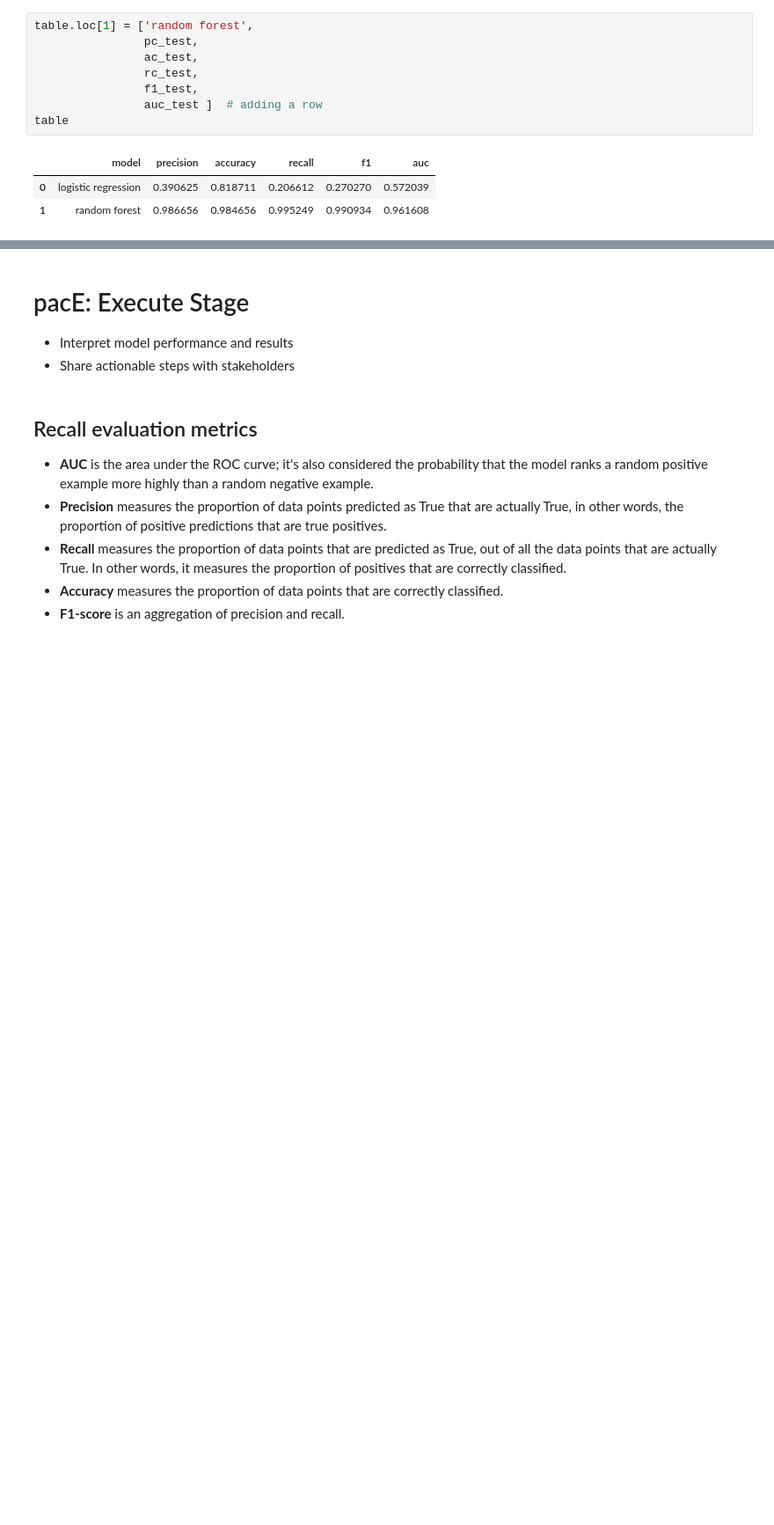
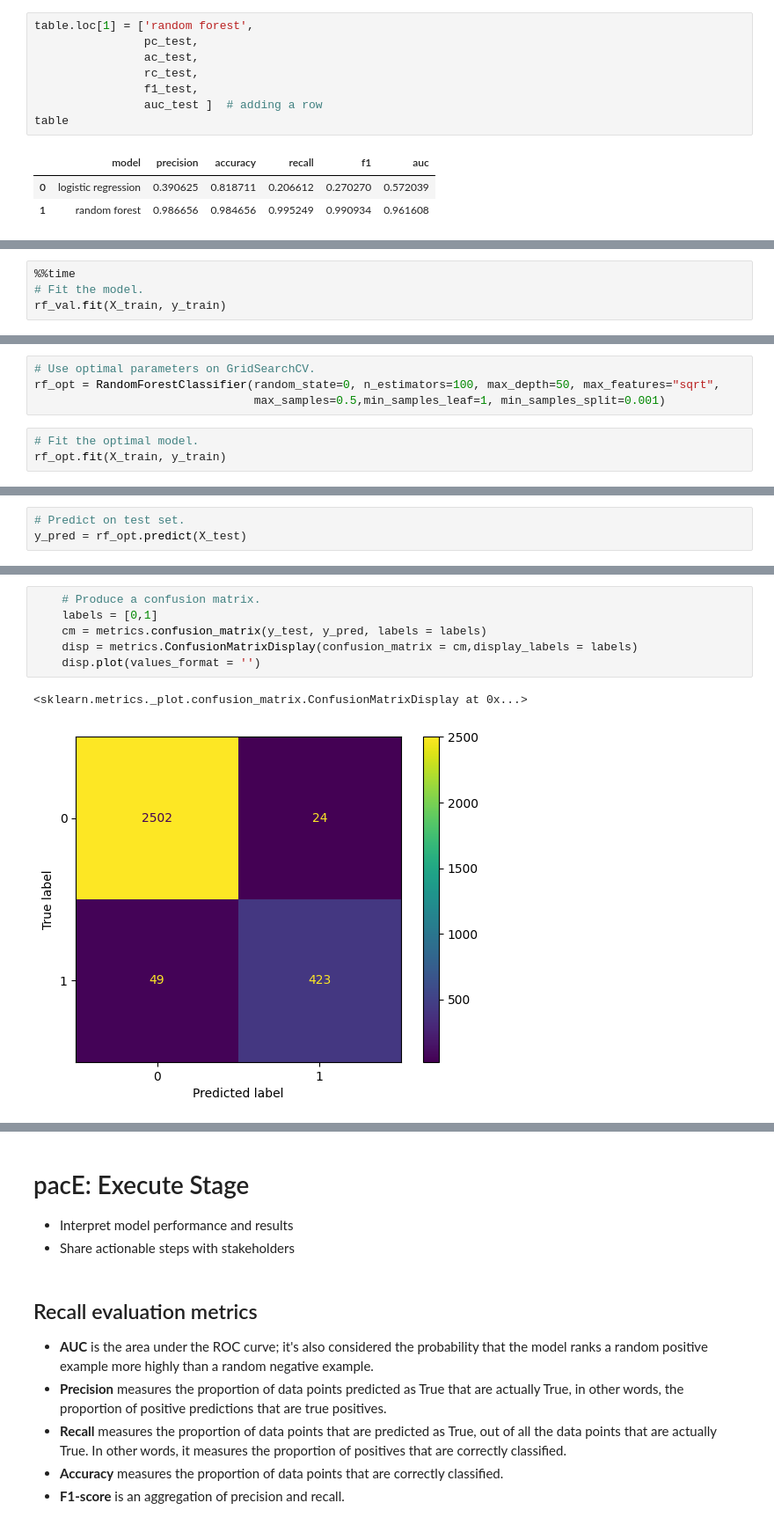
Before and after one commit to whitneylsmith/Predicting-Employee-Turnover, a Jupyter notebook: Activity_ Course 7 Salifort Motors project lab 12.10.23.ipynb, the cells around one changed output, grey strips where cells are left out. Shown at 88% size. Drawn from its saved outputs; the diff is of its cells as text; blank space fills up the shorter version.

```diff
--- a/Activity_ Course 7 Salifort Motors project lab 12.10.23.ipynb
+++ b/Activity_ Course 7 Salifort Motors project lab 12.10.23.ipynb
@@ -1251,0 +1353,4 @@ table
+# %%
+%%time
+# Fit the model.
+rf_val.fit(X_train, y_train)
@@ -1251,0 +1379,7 @@ table
+# %%
+# Use optimal parameters on GridSearchCV.
+rf_opt = RandomForestClassifier(random_state=0, n_estimators=100, max_depth=50, max_features="sqrt",
+                                max_samples=0.5,min_samples_leaf=1, min_samples_split=0.001)
+# %%
+# Fit the optimal model.
+rf_opt.fit(X_train, y_train)
@@ -1251,0 +1389,3 @@ table
+# %%
+# Predict on test set.
+y_pred = rf_opt.predict(X_test)
@@ -1252,3 +1428,12 @@ table
+# %%
+    # Produce a confusion matrix.
+    labels = [0,1]
+    cm = metrics.confusion_matrix(y_test, y_pred, labels = labels)
+    disp = metrics.ConfusionMatrixDisplay(confusion_matrix = cm,display_labels = labels)
+    disp.plot(values_format = '')
+# %% [output]
+<sklearn.metrics._plot.confusion_matrix.ConfusionMatrixDisplay at 0x...>
+[figure, added]
 # %%
 # Get feature importances
 importances = rf_opt.feature_importances_
```
Also changed, not shown: parts of 29 cells of this notebook.
